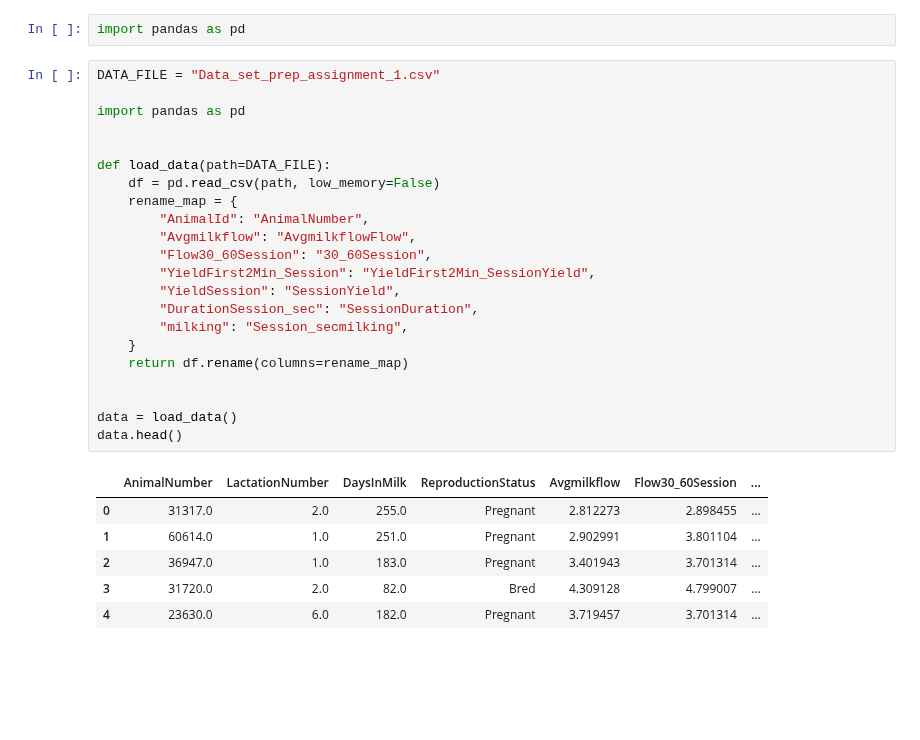
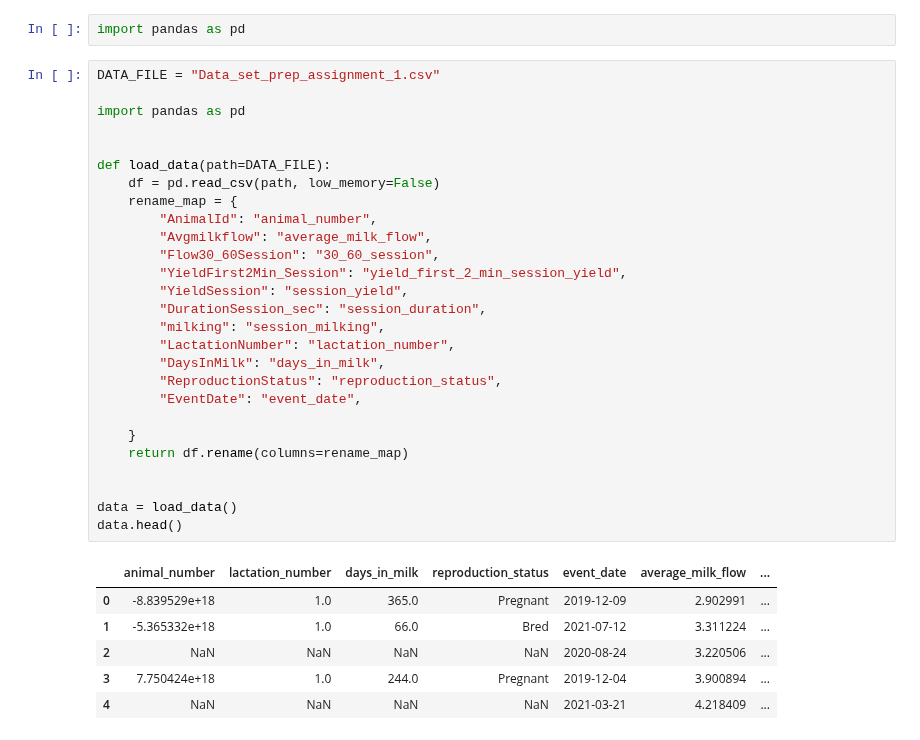
Before and after one commit to chaseshallow/ansci_4040_project_1, a Jupyter notebook: project_1_notebook.ipynb, the cells around one changed output. Cells and saved outputs as stored; diff of their text form; blank space fills up the shorter version.

```diff
--- a/project_1_notebook.ipynb
+++ b/project_1_notebook.ipynb
@@ -25,29 +25,34 @@ import pandas as pd
 # %%
 DATA_FILE = "Data_set_prep_assignment_1.csv"
 
 import pandas as pd
 
 
 def load_data(path=DATA_FILE):
     df = pd.read_csv(path, low_memory=False)
     rename_map = {
-        "AnimalId": "AnimalNumber",
-        "Avgmilkflow": "AvgmilkflowFlow",
-        "Flow30_60Session": "30_60Session",
-        "YieldFirst2Min_Session": "YieldFirst2Min_SessionYield",
-        "YieldSession": "SessionYield",
-        "DurationSession_sec": "SessionDuration",
-        "milking": "Session_secmilking",
+        "AnimalId": "animal_number",
+        "Avgmilkflow": "average_milk_flow",
+        "Flow30_60Session": "30_60_session",
+        "YieldFirst2Min_Session": "yield_first_2_min_session_yield",
+        "YieldSession": "session_yield",
+        "DurationSession_sec": "session_duration",
+        "milking": "session_milking",
+        "LactationNumber": "lactation_number",
+        "DaysInMilk": "days_in_milk",
+        "ReproductionStatus": "reproduction_status",
+        "EventDate": "event_date",
+
     }
     return df.rename(columns=rename_map)
 
 
 data = load_data()
 data.head()
 # %% [output]
-|  | AnimalNumber | LactationNumber | DaysInMilk | ReproductionStatus | Avgmilkflow | Flow30_60Session | ... |
-| 0 | 31317.0 | 2.0 | 255.0 | Pregnant | 2.812273 | 2.898455 | ... |
-| 1 | 60614.0 | 1.0 | 251.0 | Pregnant | 2.902991 | 3.801104 | ... |
-| 2 | 36947.0 | 1.0 | 183.0 | Pregnant | 3.401943 | 3.701314 | ... |
-| 3 | 31720.0 | 2.0 | 82.0 | Bred | 4.309128 | 4.799007 | ... |
-| 4 | 23630.0 | 6.0 | 182.0 | Pregnant | 3.719457 | 3.701314 | ... |
+|  | animal_number | lactation_number | days_in_milk | reproduction_status | event_date | average_milk_flow | ... |
+| 0 | -8.839529e+18 | 1.0 | 365.0 | Pregnant | 2019-12-09 | 2.902991 | ... |
+| 1 | -5.365332e+18 | 1.0 | 66.0 | Bred | 2021-07-12 | 3.311224 | ... |
+| 2 | NaN | NaN | NaN | NaN | 2020-08-24 | 3.220506 | ... |
+| 3 | 7.750424e+18 | 1.0 | 244.0 | Pregnant | 2019-12-04 | 3.900894 | ... |
+| 4 | NaN | NaN | NaN | NaN | 2021-03-21 | 4.218409 | ... |
```
Also changed, not shown: parts of 11 cells of this notebook, 1 other file.
